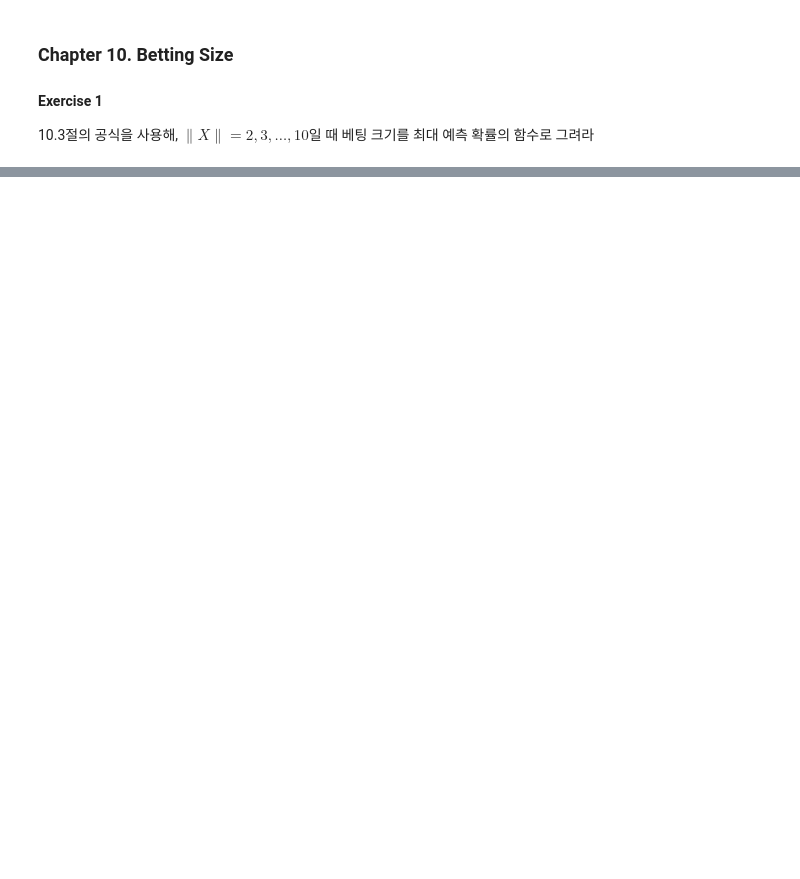
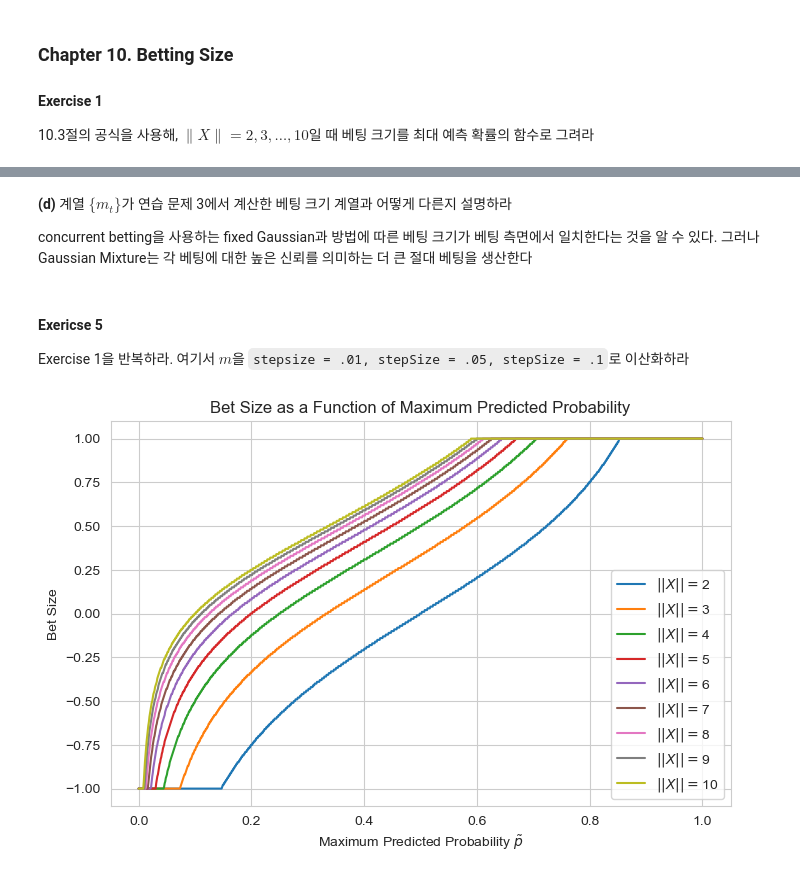
Before and after one commit to Tommylee1013/Advances-in-Financial-Machine-Learning, a Jupyter notebook: Chapter 10.ipynb, the cells around one changed output, grey strips where cells are left out. Saved outputs shown, nothing was run; the diff lists cells and outputs as text; code cells hidden in the pictures; blank space fills up the shorter version.

```diff
--- a/Chapter 10.ipynb
+++ b/Chapter 10.ipynb
@@ -23,0 +27,2 @@ plt.show()
+# %%
+prediction = np.random.uniform(0.5, 1.0, size=10000)
@@ -23,0 +31,3 @@ plt.show()
+# %%
+sides = np.array([(-1) ** i for i in range(10000)])
+z = (prediction - 1 / 2) / (prediction * (1 - prediction)) ** 0.5
@@ -23,0 +231,20 @@ plt.show()
+# %% [markdown]
+**(d)** 계열 $\{m_t\}$가 연습 문제 3에서 계산한 베팅 크기 계열과 어떻게 다른지 설명하라
+
+concurrent betting을 사용하는 fixed Gaussian과 방법에 따른 베팅 크기가 베팅 측면에서 일치한다는 것을 알 수 있다. 그러나 Gaussian Mixture는 각 베팅에 대한 높은 신뢰를 의미하는 더 큰 절대 베팅을 생산한다
+# %% [markdown]
+#### Exericse 5
+Exercise 1을 반복하라. 여기서 $m$을 `stepsize = .01, stepSize = .05, stepSize = .1`로 이산화하라
+# %%
+p = np.linspace(0, 1, 1000)
+fig, ax = plt.subplots(figsize=(8, 5))
+for X_size in range(2, 11):
+    z = (p - 1 / X_size) / (p * (1 - p)) ** 0.5
+    ax.plot(p, fml.discrete_signal(signal0 = z, stepSize = .01), label=f'$||X||=${X_size}')
+ax.set_xlabel(r'Maximum Predicted Probability $\tilde{p}$')
+ax.set_ylabel('Bet Size')
+ax.legend(loc='best')
+ax.set_title('Bet Size as a Function of Maximum Predicted Probability')
+plt.show()
+# %% [output]
+[figure, added]
```
Also changed, not shown: parts of 33 cells of this notebook, 1 other file.
